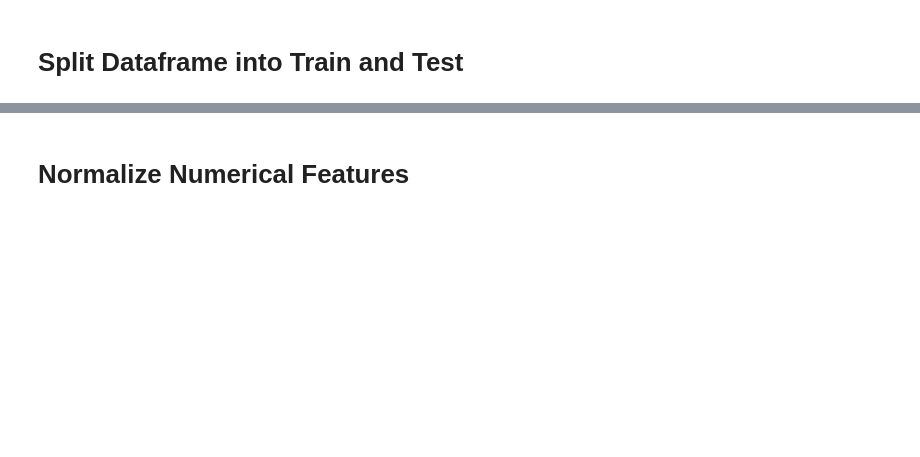
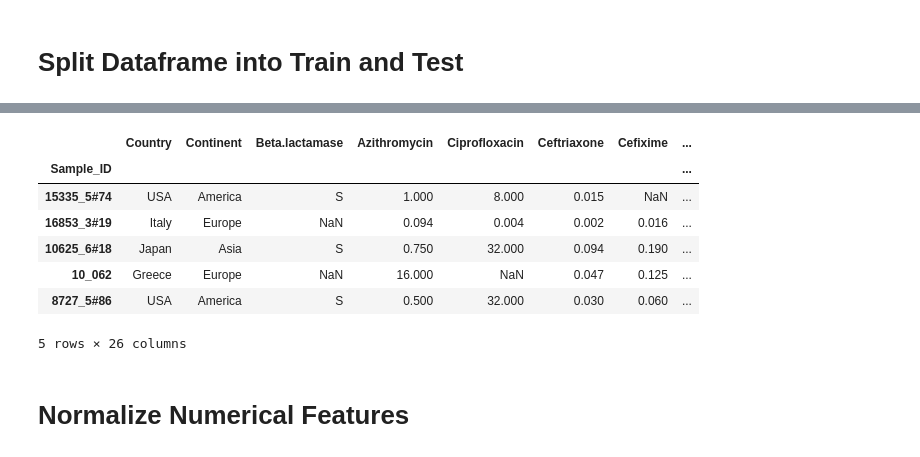
Before and after one commit to VX59/4-587-project-p1, a Jupyter notebook: eda.ipynb, the cells around one changed output, grey strips where cells are left out. Saved outputs shown, nothing was run; the diff lists cells and outputs as text; code cells hidden in the pictures; blank space fills up the shorter version.

```diff
--- a/eda.ipynb
+++ b/eda.ipynb
@@ -65,0 +69,13 @@ metadata.dropna(axis=0, how='any', inplace=True, subset=['azm_sr', 'cfx_sr', 'ci
+# %%
+
+def impute_cols_by_skew(df, columns):
+    for column_name in columns:
+        sr_skew = df[column_name].skew()
+        impute_value = None
+        if sr_skew > 0:
+            impute_value = df[column_name].mean()
+        elif sr_skew < 0:
+            impute_value = df[column_name].median()
+        df[column_name].fillna(impute_value)
+
+#metadata.dropna(axis=0, how='any', inplace=True, subset=['azm_sr', 'cfx_sr', 'cip_sr'])
@@ -211,2 +234,19 @@ memory usage: 1.8+ MB
+# %%
+# apply skew based imputation
+
+targets = ['azm_sr','cfx_sr','cip_sr']
+impute_cols_by_skew(train_inputs, targets)
+impute_cols_by_skew(test_inputs, targets)
+
+train_inputs.head(5)
+# %% [output]
+|  | Country | Continent | Beta.lactamase | Azithromycin | Ciprofloxacin | Ceftriaxone | Cefixime | ... |
+| Sample_ID |  |  |  |  |  |  |  | ... |
+| 15335_5#74 | USA | America | S | 1.000 | 8.000 | 0.015 | NaN | ... |
+| 16853_3#19 | Italy | Europe | NaN | 0.094 | 0.004 | 0.002 | 0.016 | ... |
+| 10625_6#18 | Japan | Asia | S | 0.750 | 32.000 | 0.094 | 0.190 | ... |
+| 10_062 | Greece | Europe | NaN | 16.000 | NaN | 0.047 | 0.125 | ... |
+| 8727_5#86 | USA | America | S | 0.500 | 32.000 | 0.030 | 0.060 | ... |
+5 rows × 26 columns
 # %% [markdown]
 # Normalize Numerical Features
```
Also changed, not shown: parts of 12 cells of this notebook.
